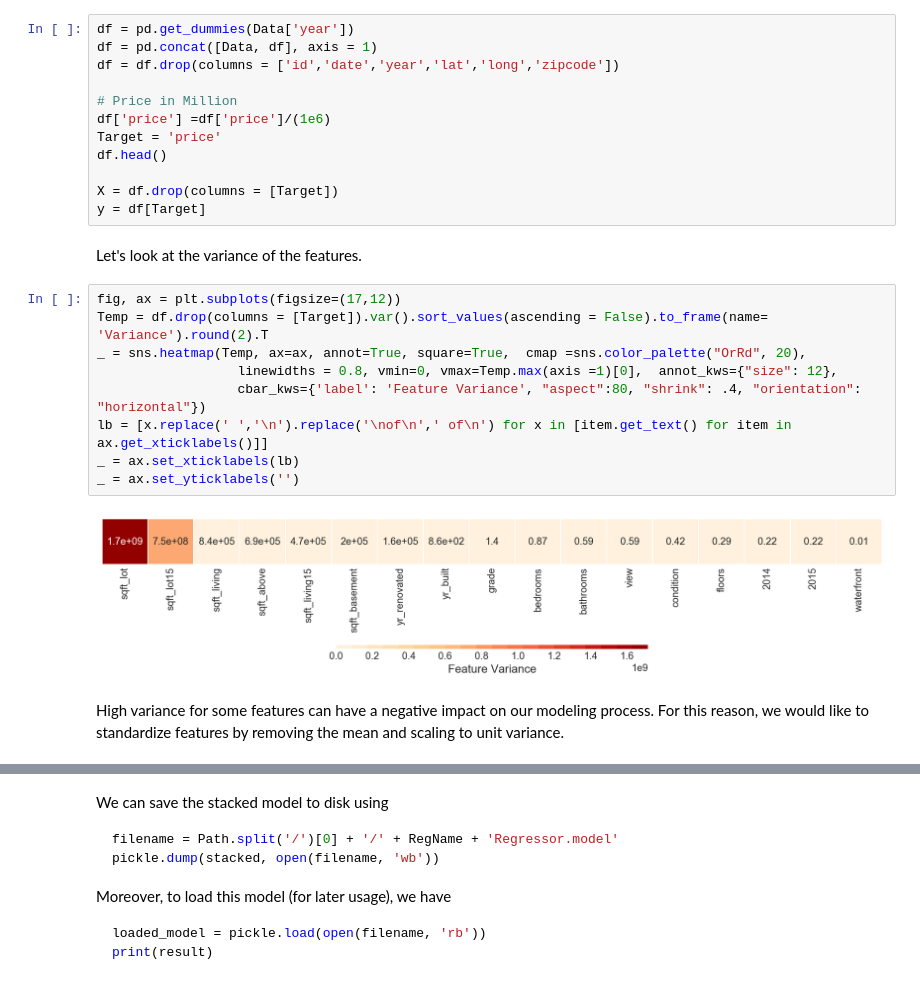
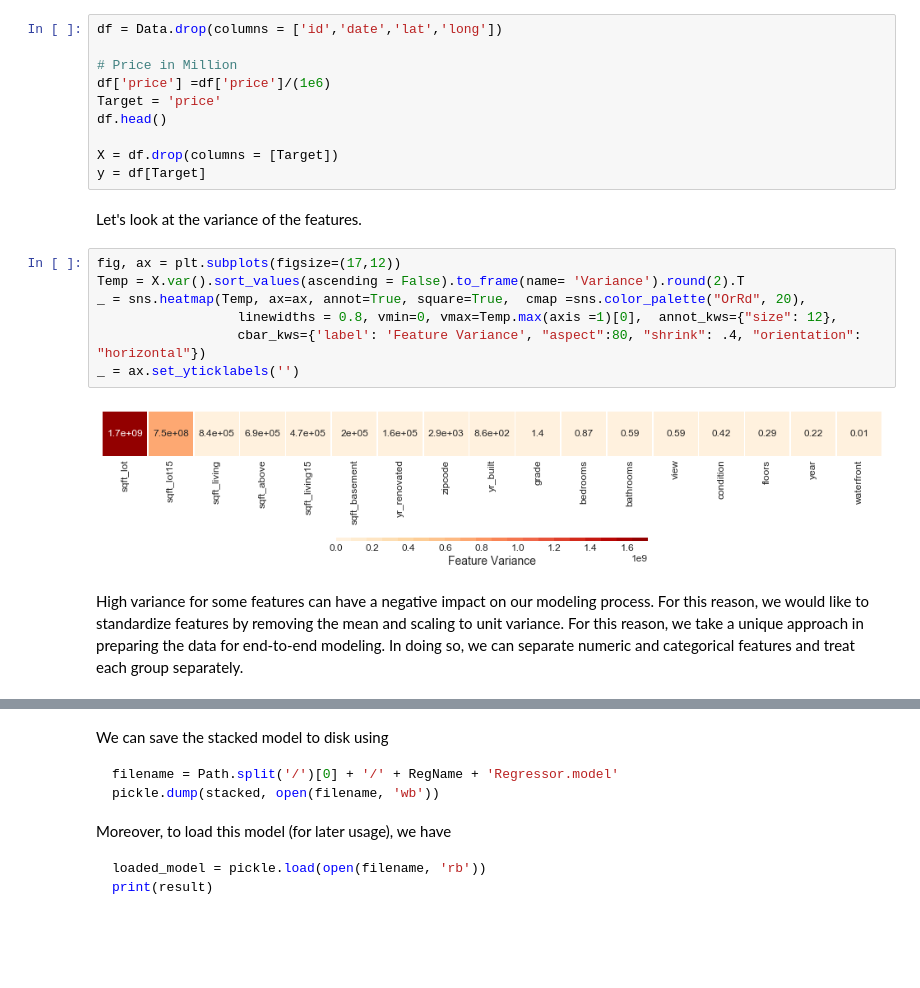
Before and after one commit to HatefDastour/Portfolio, a Jupyter notebook: real_estate/King_County_House_Sales_Stacked_Modeling.ipynb, the cells around one changed output, grey strips where cells are left out. Saved outputs shown, nothing was run; the diff lists cells and outputs as text; blank space fills up the shorter version.

```diff
--- a/real_estate/King_County_House_Sales_Stacked_Modeling.ipynb
+++ b/real_estate/King_County_House_Sales_Stacked_Modeling.ipynb
@@ -145,7 +138,5 @@ display(Data.head())
 # %%
-df = pd.get_dummies(Data['year'])
-df = pd.concat([Data, df], axis = 1)
-df = df.drop(columns = ['id','date','year','lat','long','zipcode'])
+df = Data.drop(columns = ['id','date','lat','long'])
 
 # Price in Million
 df['price'] =df['price']/(1e6)
@@ -158,14 +149,12 @@ y = df[Target]
 Let's look at the variance of the features.
 # %%
 fig, ax = plt.subplots(figsize=(17,12))
-Temp = df.drop(columns = [Target]).var().sort_values(ascending = False).to_frame(name= 'Variance').round(2).T
+Temp = X.var().sort_values(ascending = False).to_frame(name= 'Variance').round(2).T
 _ = sns.heatmap(Temp, ax=ax, annot=True, square=True,  cmap =sns.color_palette("OrRd", 20),
                   linewidths = 0.8, vmin=0, vmax=Temp.max(axis =1)[0],  annot_kws={"size": 12},
                   cbar_kws={'label': 'Feature Variance', "aspect":80, "shrink": .4, "orientation": "horizontal"})
-lb = [x.replace(' ','\n').replace('\nof\n',' of\n') for x in [item.get_text() for item in ax.get_xticklabels()]]
-_ = ax.set_xticklabels(lb)
 _ = ax.set_yticklabels('')
 # %% [output]
-[figure, old version]
+[figure, new version]
 # %% [markdown]
-High variance for some features can have a negative impact on our modeling process. For this reason, we would like to standardize features by removing the mean and scaling to unit variance.
+High variance for some features can have a negative impact on our modeling process. For this reason, we would like to standardize features by removing the mean and scaling to unit variance. For this reason, we take a unique approach in preparing the data for end-to-end modeling. In doing so, we can separate numeric and categorical features and treat each group separately.
```
Also changed, not shown: parts of 30 cells of this notebook.
